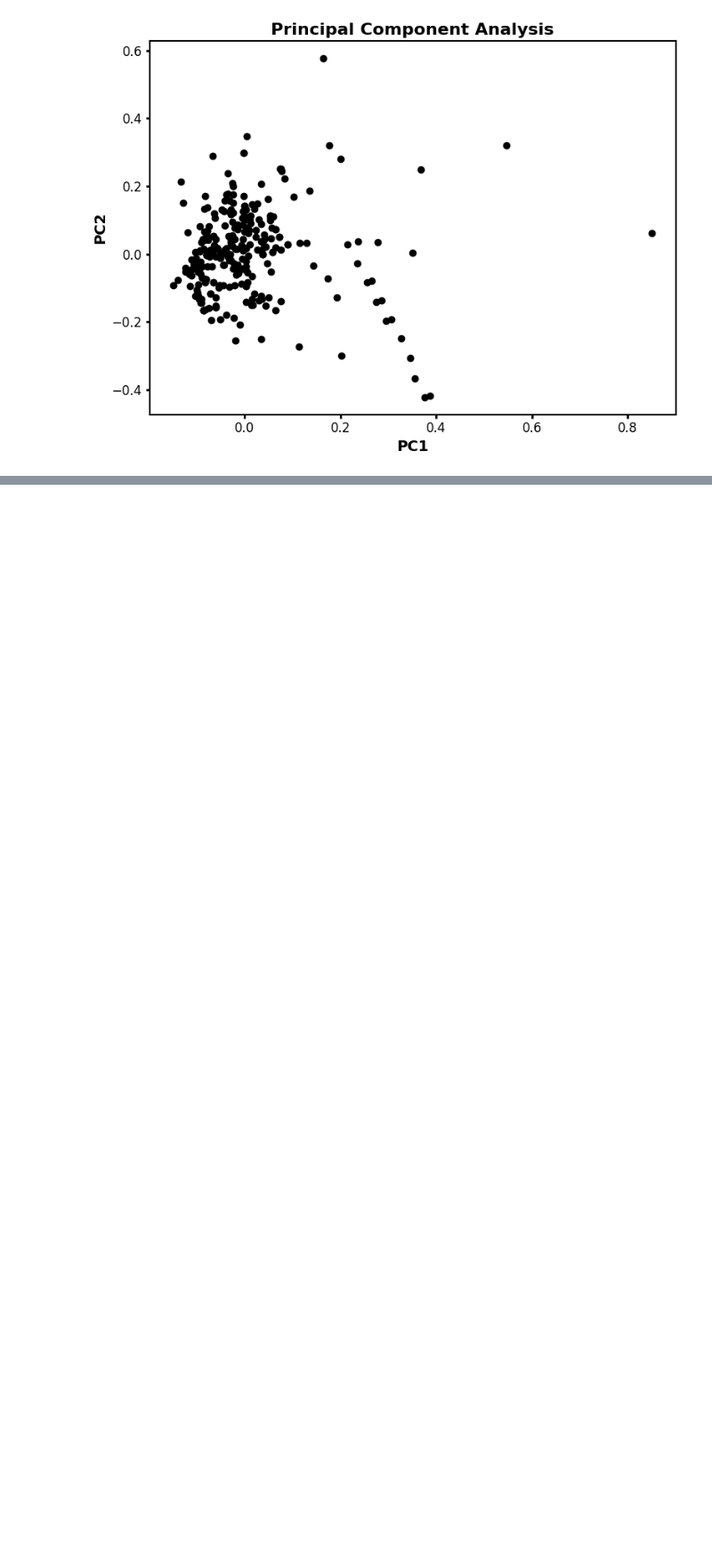
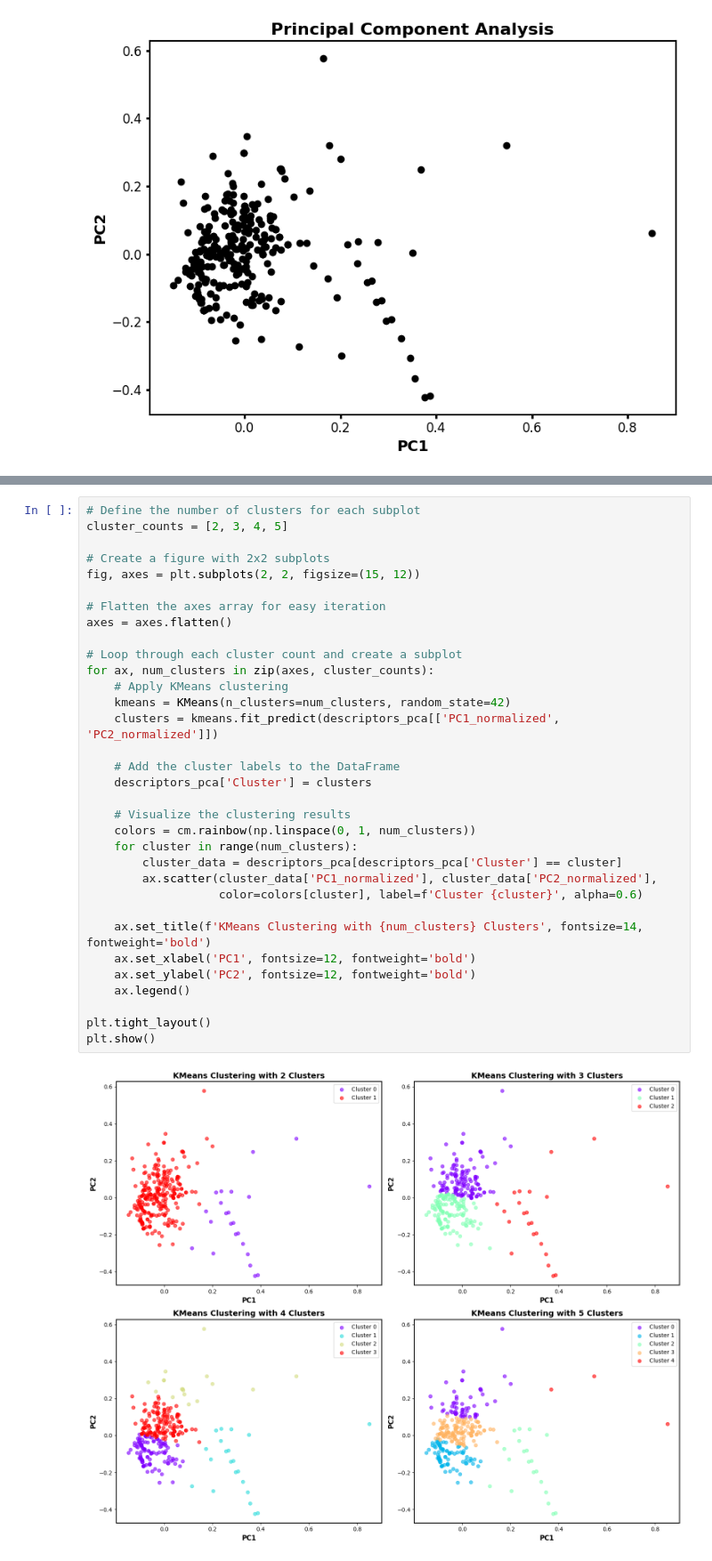
Before and after one commit to LukasMeinschad/molecular_modelling, a Jupyter notebook: Project/Aripiprazol.ipynb, the cells around one changed output, grey strips where cells are left out. Shown at 89% size. Drawn from its saved outputs; the diff is of its cells as text; blank space fills up the shorter version.

```diff
--- a/Project/Aripiprazol.ipynb
+++ b/Project/Aripiprazol.ipynb
@@ -579,0 +617,35 @@ plt.show()
+# %%
+# Define the number of clusters for each subplot
+cluster_counts = [2, 3, 4, 5]
+
+# Create a figure with 2x2 subplots
+fig, axes = plt.subplots(2, 2, figsize=(15, 12))
+
+# Flatten the axes array for easy iteration
+axes = axes.flatten()
+
+# Loop through each cluster count and create a subplot
+for ax, num_clusters in zip(axes, cluster_counts):
+    # Apply KMeans clustering
+    kmeans = KMeans(n_clusters=num_clusters, random_state=42)
+    clusters = kmeans.fit_predict(descriptors_pca[['PC1_normalized', 'PC2_normalized']])
+
+    # Add the cluster labels to the DataFrame
+    descriptors_pca['Cluster'] = clusters
+
+    # Visualize the clustering results
+    colors = cm.rainbow(np.linspace(0, 1, num_clusters))
+    for cluster in range(num_clusters):
+        cluster_data = descriptors_pca[descriptors_pca['Cluster'] == cluster]
+        ax.scatter(cluster_data['PC1_normalized'], cluster_data['PC2_normalized'],
+                   color=colors[cluster], label=f'Cluster {cluster}', alpha=0.6)
+
+    ax.set_title(f'KMeans Clustering with {num_clusters} Clusters', fontsize=14, fontweight='bold')
+    ax.set_xlabel('PC1', fontsize=12, fontweight='bold')
+    ax.set_ylabel('PC2', fontsize=12, fontweight='bold')
+    ax.legend()
+
+plt.tight_layout()
+plt.show()
+# %% [output]
+[figure, added]
```
Also changed, not shown: parts of 10 cells of this notebook, 1 other file.
